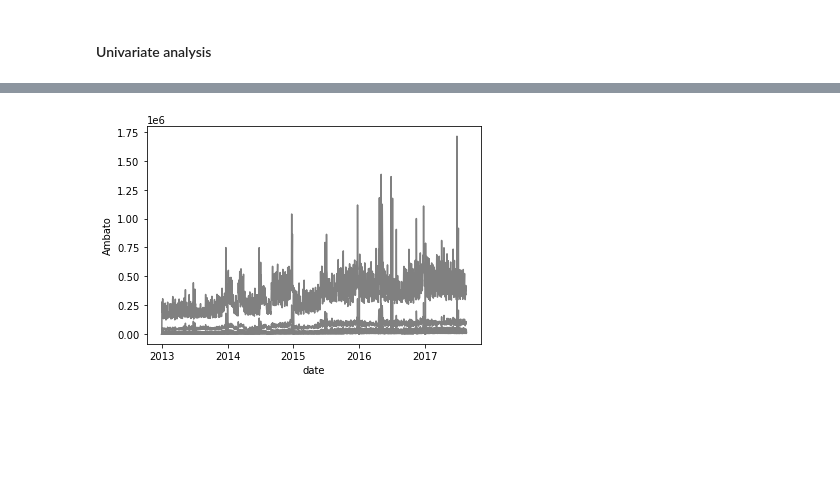
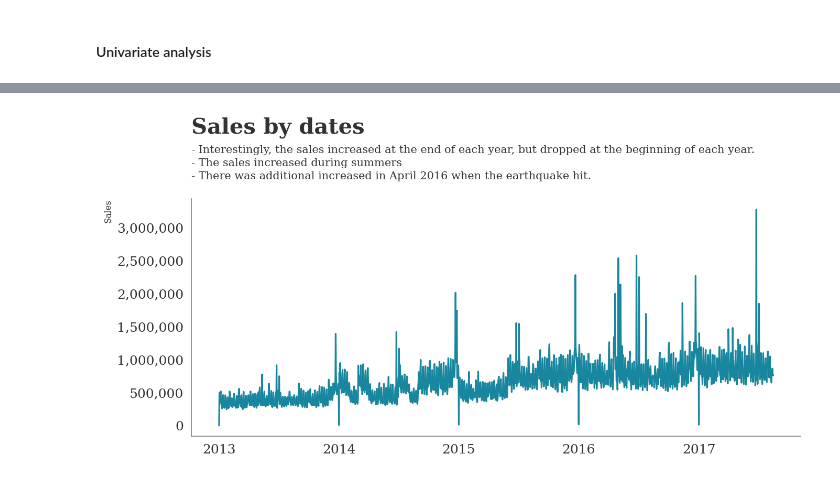
Before and after one commit to yejiseoung/Store_Time_Series_Forcasting, a Jupyter notebook: Store_Time_Series_Forcasting.ipynb, the cells around one changed output, grey strips where cells are left out. Drawn from its saved outputs; the diff is of its cells as text; code cells hidden in the pictures; blank space fills up the shorter version.

```diff
--- a/Store_Time_Series_Forcasting.ipynb
+++ b/Store_Time_Series_Forcasting.ipynb
@@ -811,6 +790,6 @@ plt.rcParams['text.color'] = '#323232'
 plt.rcParams['axes.labelcolor'] = COLOR
 plt.rcParams['xtick.color'] = COLOR
 plt.rcParams['ytick.color'] = COLOR
-plt.rcParams["font.family"] = "sansserif"
+plt.rcParams["font.family"] = "serif"
 plt.rcParams['xtick.labelsize'] = 12
 plt.rcParams['ytick.labelsize'] = 12
@@ -865,5 +796,34 @@ a = train.groupby(['date', 'city'])['sales'].sum().unstack()
-# %%
-for i in a.columns:
-    sns.lineplot(x='date', y=i, data=a, color='gray')
-# %% [output]
-[figure, removed]
+# %%
+fig = plt.figure(figsize=(10, 4), dpi=150,facecolor=background_color)
+gs = fig.add_gridspec(1, 1)
+gs.update(wspace=0, hspace=0)
+ax0 = fig.add_subplot(gs[0, 0])
+ax0.set_facecolor(background_color)
+
+data = df_train.groupby(['date'])['sales'].sum()
+sns.lineplot(data=data,color='#17869E', ax=ax0)
+
+Xstart, Xend = ax0.get_xlim()
+Ystart, Yend = ax0.get_ylim()
+
+ax0.set_ylim([Ystart,Yend])
+ax0.set_xlim(Xstart,Xend-1)
+ax0.set_ylabel("Sales",fontsize=8,loc='top', fontfamily='serif')
+ax0.set_xlabel(" ",fontsize=8,loc='left', fontfamily='arial')
+ax0.tick_params(axis = "both", which = "both", left=False, bottom=False)
+ax0.get_yaxis().set_major_formatter(matplotlib.ticker.FuncFormatter(lambda x, p: format(int(x), ',')))
+
+
+for s in ["right", "top"]:
+    ax0.spines[s].set_visible(False)
+
+for s in ["left","bottom"]:
+    ax0.spines[s].set_color('gray')
+
+
+ax0.text(Xstart, Yend+1000000, 'Sales by dates', fontsize=20, fontweight='bold')
+ax0.text(Xstart, Yend+700000, '- Interestingly, the sales increased at the end of each year, but dropped at the beginning of each year.')
+ax0.text(Xstart, Yend+500000, '- The sales increased during summers');
+ax0.text(Xstart, Yend+300000, '- There was additional increased in April 2016 when the earthquake hit.');
+# %% [output]
+[figure, added]
```
Also changed, not shown: parts of 16 cells of this notebook.
